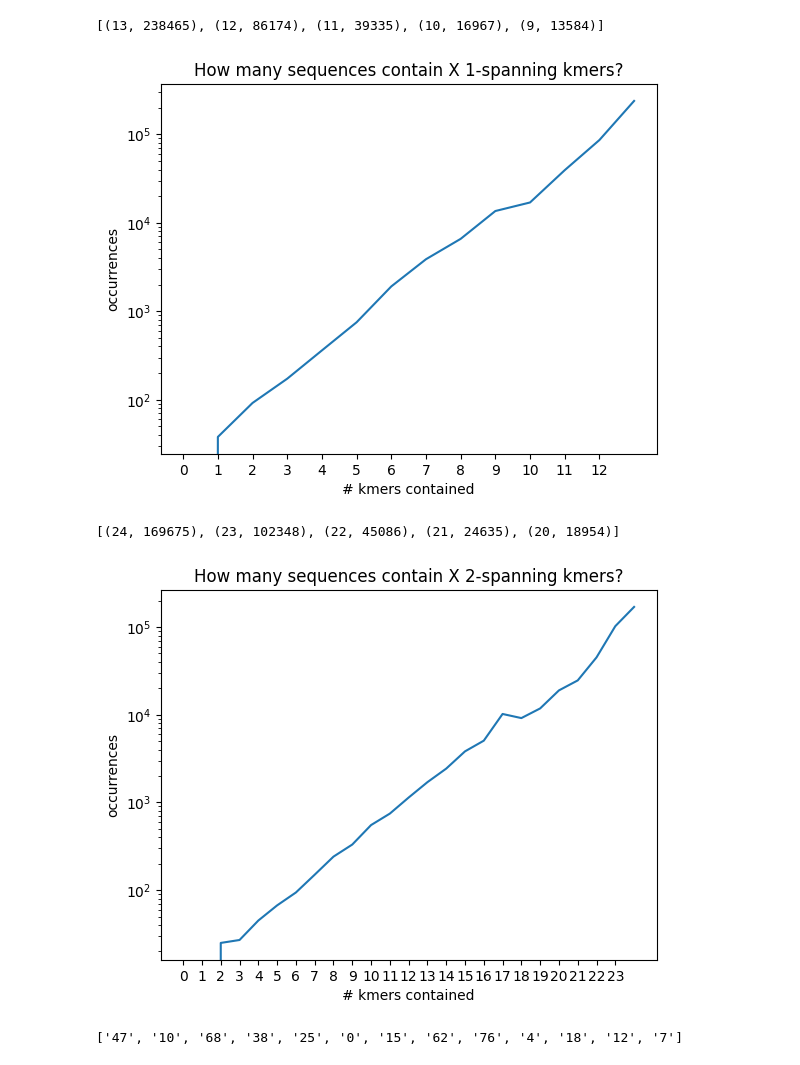
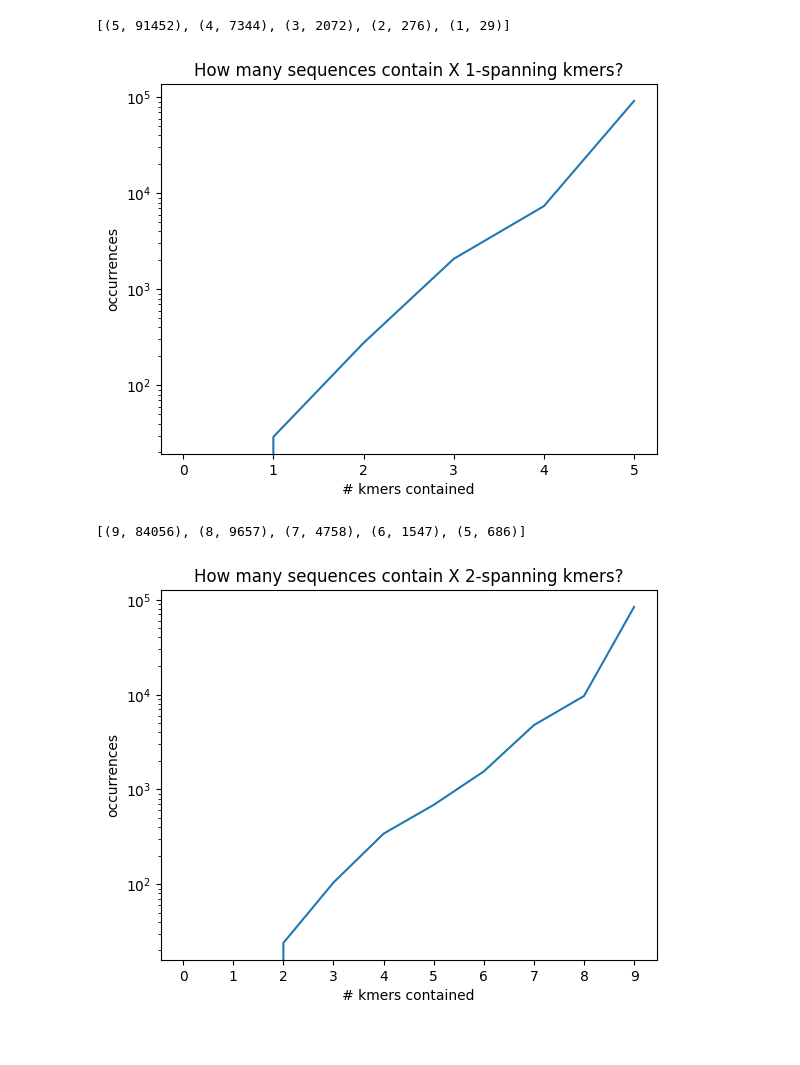
Before and after one commit to rainhaworth/16S-mutations, a Jupyter notebook: analyze_gapped.ipynb, the cells around one changed output. Saved outputs shown, nothing was run; the diff lists cells and outputs as text; code cells hidden in the pictures.

Commit message:
added arbitrary N-spanning set, random mutation detection

```diff
--- a/analyze_gapped.ipynb
+++ b/analyze_gapped.ipynb
@@ -90,15 +245,15 @@ with open(fn, 'r') as f:
 # %%
-# find all sequences containing 47 and all that don't; this part is slow so pick seed manually
-fn = './results/s2k-8-600000.csv'
-kmi = '47'
+# find all sequences containing best kmer and all that don't
+fn = './results/s2k-11-110000.csv'
+kmi = str(best[0])
 contain = []
 nocontain = []
 with open(fn, 'r') as f:
     for i, line in enumerate(f):
+        if i >= total_seqs: break
+        if i in idxs_to_drop: continue
         if kmi in line: contain.append((i, line[:-1]))
         else: nocontain.append((i, line[:-1]))
 
-        if i == total_seqs - 1: break
-
 len(nocontain)
 # %% [output]
@@ -141,6 +288,6 @@ print(len(spanning_kmers), 'spanning kmers:', spanning_kmers)
 # %%
 # print actual kmers in order
-fn = './results/k-8-600000.csv'
+fn = './results/k-11-110000.csv'
 kms = []
 with open(fn, 'r') as f:
     for line in f:
@@ -165,15 +304,15 @@ for ki in spanning_kmers:
 # %%
 # expand to keep minimum 2 kmers per sequence property
-spanning_kmers_2 = ['47', '10']
+spanning_kmers_2 = ['38', '50']
 
-fn = './results/s2k-8-600000.csv'
+fn = './results/s2k-11-110000.csv'
 nc = []
 with open(fn, 'r') as f:
     for i, line in enumerate(f):
+        if i >= total_seqs: break
+        if i in idxs_to_drop: continue
         if spanning_kmers_2[0] not in line or spanning_kmers_2[1] not in line:
             nc.append((i, line[:-1]))
-
-        if i == total_seqs - 1: break
 
 # make sets for fast membership queries
 nc = [(x,{int(z) for z in y.split(',')}) for x,y in nc]
@@ -230,14 +361,15 @@ print(len(spanning_kmers_2), 'spanning kmers:', in_order)
 sk = set(spanning_kmers)
 
 c = Counter()
-fn = './results/s2k-8-600000.csv'
+fn = './results/s2k-11-110000.csv'
 with open(fn, 'r') as f:
     for i, line in enumerate(f):
+        if i >= total_seqs: break
+        if i in idxs_to_drop: continue
         count = 0
         for k in line[:-1].split(','):
             if k in sk: count += 1
         c[count]  += 1
-        if i == 408306: break
 
 print(c.most_common(5))
 
@@ -251,43 +383,40 @@ plt.title('How many sequences contain X 1-spanning kmers?')
 plt.yscale('log')
 plt.ylabel('occurrences')
 plt.xlabel('# kmers contained')
-plt.xticks(list(range(len(spanning_kmers))))
+plt.xticks(list(range(len(spanning_kmers)+1)))
 plt.show()
 # %% [output]
-[(13, 238465), (12, 86174), (11, 39335), (10, 16967), (9, 13584)]
+[(5, 91452), (4, 7344), (3, 2072), (2, 276), (1, 29)]
-[figure, old version]
+[figure, new version]
 # %%
 # how many contain X 2-spanning kmers?
 sk = set(str(x) for x in in_order)
 
 c = Counter()
-fn = './results/s2k-8-600000.csv'
+fn = './results/s2k-11-110000.csv'
 with open(fn, 'r') as f:
     for i, line in enumerate(f):
+        if i >= total_seqs: break
+        if i in idxs_to_drop: continue
         count = 0
         for k in line[:-1].split(','):
             if k in sk: count += 1
         c[count]  += 1
-        if i == 408306: break
 
 print(c.most_common(5))
 
 c_items = sorted(c.items(), key=lambda x: x[0])
 ys = [0] * (c_items[-1][0] + 1)
 for ci in c_items:
     ys[ci[0]] = ci[1]
 
 sns.lineplot(ys)
 plt.title('How many sequences contain X 2-spanning kmers?')
 plt.yscale('log')
 plt.ylabel('occurrences')
 plt.xlabel('# kmers contained')
-plt.xticks(list(range(len(spanning_kmers_2))))
+plt.xticks(list(range(len(spanning_kmers_2)+1)))
 plt.show()
 # %% [output]
-[(24, 169675), (23, 102348), (22, 45086), (21, 24635), (20, 18954)]
+[(9, 84056), (8, 9657), (7, 4758), (6, 1547), (5, 686)]
-[figure, old version]
+[figure, new version]
-# %%
-print(spanning_kmers)
-# %% [output]
-['47', '10', '68', '38', '25', '0', '15', '62', '76', '4', '18', '12', '7']
```
Also changed, not shown: parts of 26 cells of this notebook.
